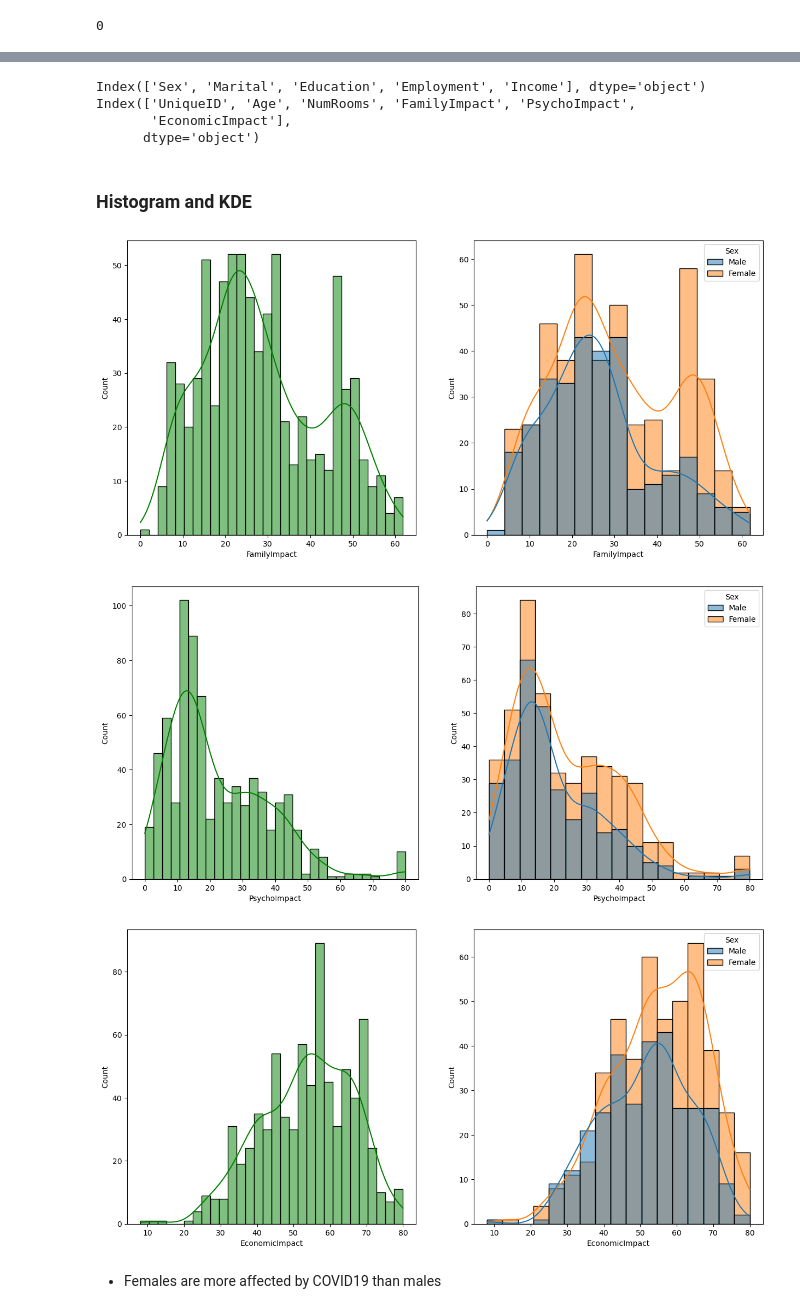
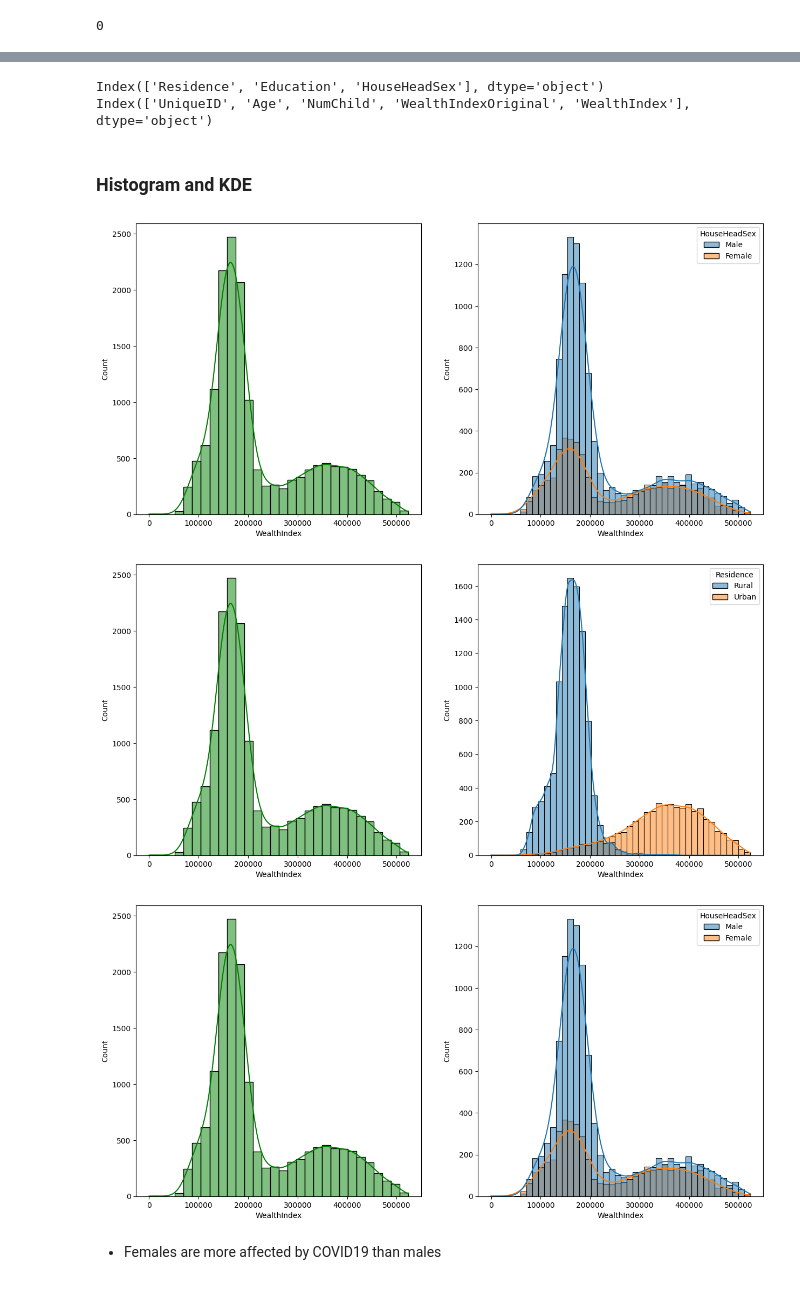
Before and after one commit to awolseid/LR_Project, a Jupyter notebook: notebook/LR4COVID.ipynb, the cells around one changed output, grey strips where cells are left out. Drawn from its saved outputs; the diff is of its cells as text; code cells hidden in the pictures.

Commit message:
Women wealth index data

```diff
--- a/notebook/LR4COVID.ipynb
+++ b/notebook/LR4COVID.ipynb
@@ -11,6 +11,6 @@ import matplotlib.pyplot as plt
 import warnings
 warnings.filterwarnings('ignore')
 # %%
-df=pd.read_csv("data/ImpactCOVID.csv")
+df=pd.read_csv("data/WomenDHS.csv")
 df
 # %% [output]
@@ -123,39 +114,37 @@ print(categorical_features)
 numeric_features = df.select_dtypes(exclude="object").columns
 print(numeric_features)
 # %% [output]
-Index(['Sex', 'Marital', 'Education', 'Employment', 'Income'], dtype='object')
-Index(['UniqueID', 'Age', 'NumRooms', 'FamilyImpact', 'PsychoImpact',
-       'EconomicImpact'],
-      dtype='object')
+Index(['Residence', 'Education', 'HouseHeadSex'], dtype='object')
+Index(['UniqueID', 'Age', 'NumChild', 'WealthIndexOriginal', 'WealthIndex'], dtype='object')
 # %% [markdown]
 ### Histogram and KDE
 # %%
 fig, axs = plt.subplots(1, 2, figsize=(15, 7))
 plt.subplot(121)
-sns.histplot(data=df, x='FamilyImpact', bins=30, kde=True, color='g')
+sns.histplot(data=df, x='WealthIndex', bins=30, kde=True, color='g')
 plt.subplot(122)
-sns.histplot(data=df, x='FamilyImpact', kde=True, hue='Sex')
+sns.histplot(data=df, x='WealthIndex', kde=True, hue='HouseHeadSex')
 plt.show()
 # %% [output]
-[figure, old version]
+[figure, new version]
 # %%
 fig, axs = plt.subplots(1, 2, figsize=(15, 7))
 plt.subplot(121)
-sns.histplot(data=df, x='PsychoImpact', bins=30, kde=True, color='g')
+sns.histplot(data=df, x='WealthIndex', bins=30, kde=True, color='g')
 plt.subplot(122)
-sns.histplot(data=df, x='PsychoImpact', kde=True, hue='Sex')
+sns.histplot(data=df, x='WealthIndex', kde=True, hue='Residence')
 plt.show()
 # %% [output]
-[figure, old version]
+[figure, new version]
 # %%
 fig, axs = plt.subplots(1, 2, figsize=(15, 7))
 plt.subplot(121)
-sns.histplot(data=df, x='EconomicImpact', bins=30, kde=True, color='g')
+sns.histplot(data=df, x='WealthIndex', bins=30, kde=True, color='g')
 plt.subplot(122)
-sns.histplot(data=df, x='EconomicImpact', kde=True, hue='Sex')
+sns.histplot(data=df, x='WealthIndex', kde=True, hue='HouseHeadSex')
 plt.show()
 # %% [output]
-[figure, old version]
+[figure, new version]
 # %% [markdown]
 * Females are more affected by COVID19 than males
 # %% [markdown]
```
Also changed, not shown: parts of 16 cells of this notebook, 27 other files.
